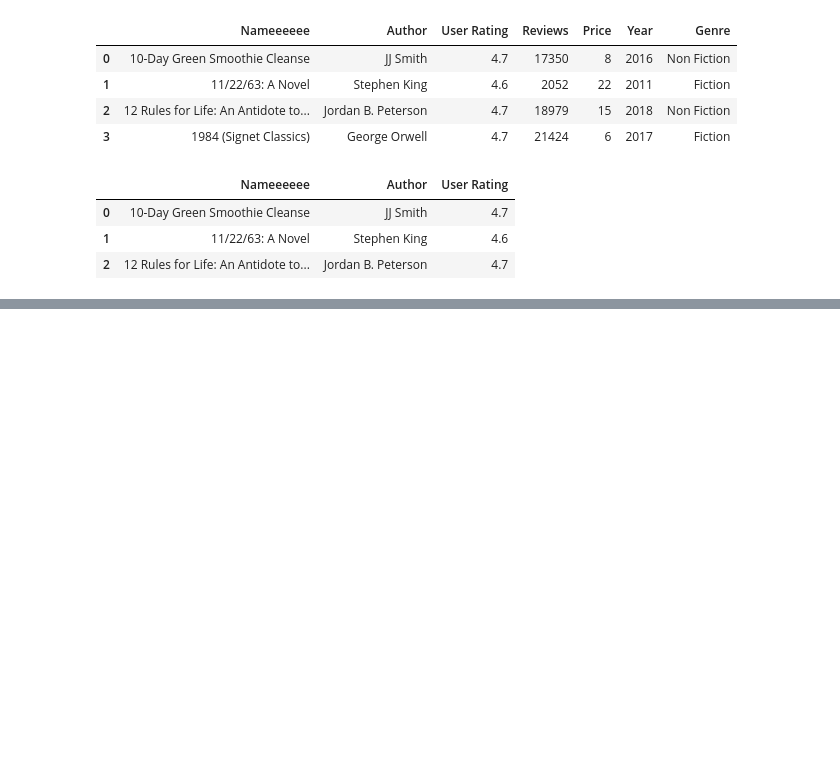
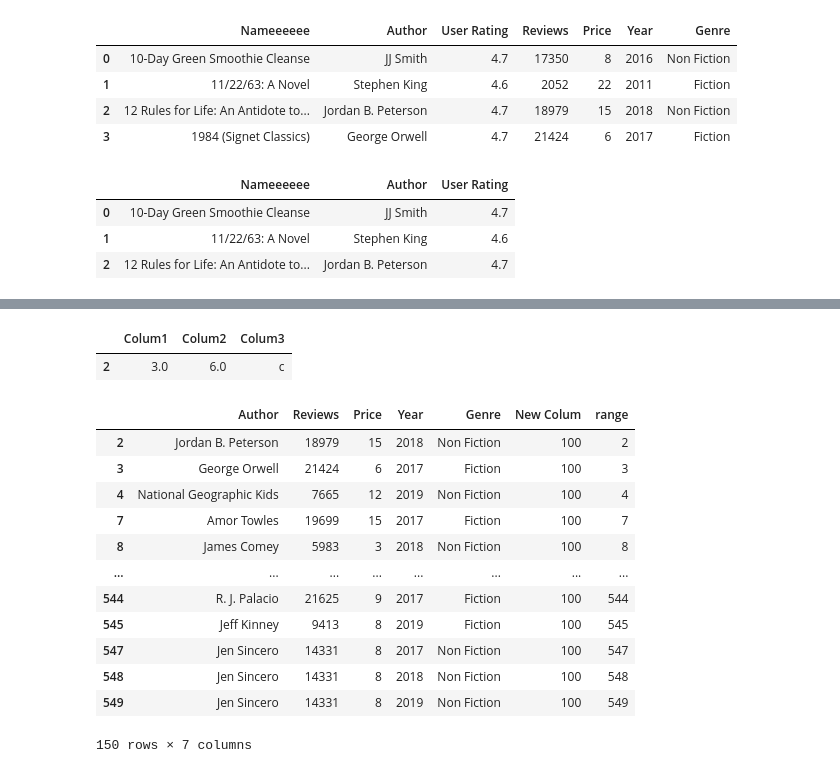
Before and after one commit to havipr/dataAnalytics, a Jupyter notebook: selfStudy/pandas.ipynb, the cells around one changed output, grey strips where cells are left out. Cells and saved outputs as stored; diff of their text form; code cells hidden in the pictures; blank space fills up the shorter version.

```diff
--- a/selfStudy/pandas.ipynb
+++ b/selfStudy/pandas.ipynb
@@ -126,0 +291,25 @@ df_books.iloc[:3,0:3]
+# %%
+#Delete all the data that has null numbers
+df.dropna()
+# %% [output]
+|  | Colum1 | Colum2 | Colum3 |
+| 2 | 3.0 | 6.0 | c |
+# %%
+grater_than_2016 = df_books['Year']>2016
+# %%
+#shows the data that fullfil the condition
+df_books[grater_than_2016]
+# %% [output]
+|  | Author | Reviews | Price | Year | Genre | New Colum | range |
+| 2 | Jordan B. Peterson | 18979 | 15 | 2018 | Non Fiction | 100 | 2 |
+| 3 | George Orwell | 21424 | 6 | 2017 | Fiction | 100 | 3 |
+| 4 | National Geographic Kids | 7665 | 12 | 2019 | Non Fiction | 100 | 4 |
+| 7 | Amor Towles | 19699 | 15 | 2017 | Fiction | 100 | 7 |
+| 8 | James Comey | 5983 | 3 | 2018 | Non Fiction | 100 | 8 |
+| ... | ... | ... | ... | ... | ... | ... | ... |
+| 544 | R. J. Palacio | 21625 | 9 | 2017 | Fiction | 100 | 544 |
+| 545 | Jeff Kinney | 9413 | 8 | 2019 | Fiction | 100 | 545 |
+| 547 | Jen Sincero | 14331 | 8 | 2017 | Non Fiction | 100 | 547 |
+| 548 | Jen Sincero | 14331 | 8 | 2018 | Non Fiction | 100 | 548 |
+| 549 | Jen Sincero | 14331 | 8 | 2019 | Non Fiction | 100 | 549 |
+150 rows × 7 columns
```
Also changed, not shown: parts of 44 cells of this notebook.
